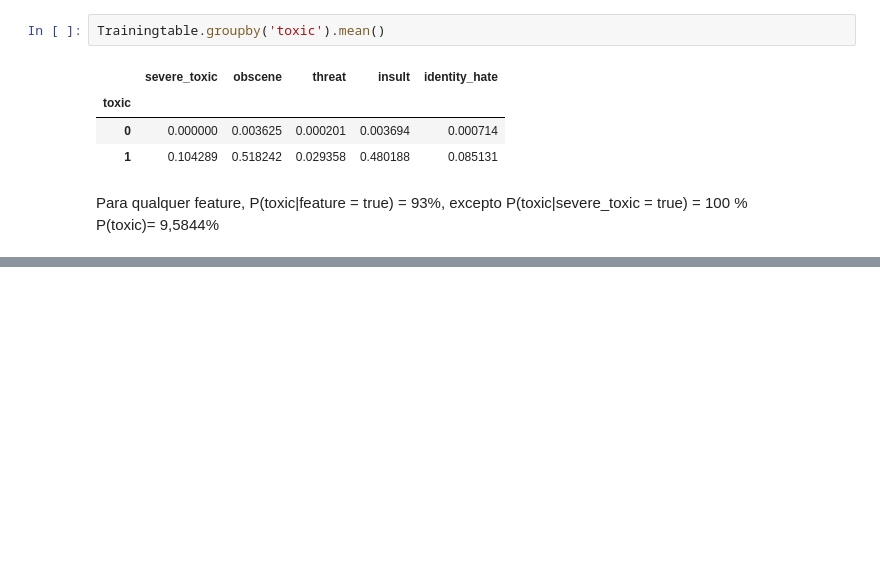
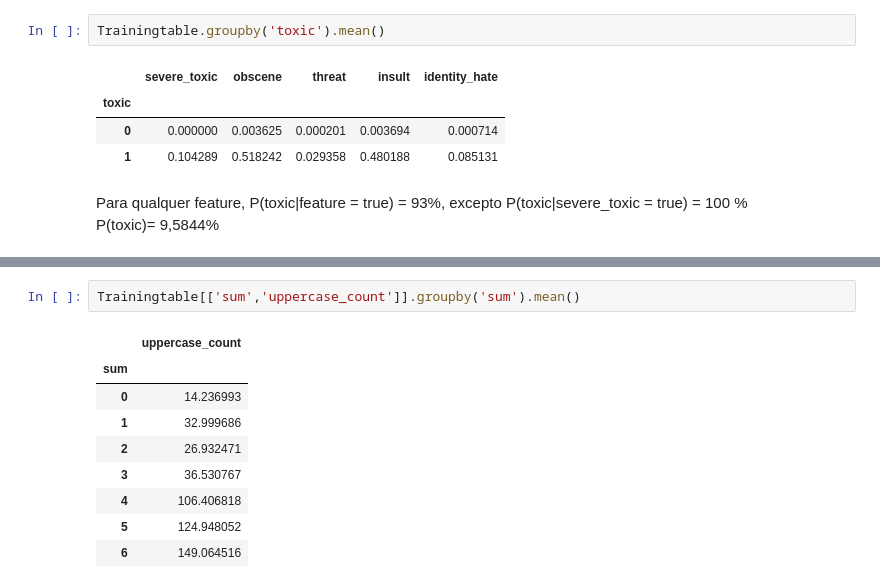
Before and after one commit to sgpjesus/NLP-Problem-Set-1, a Jupyter notebook: Toxic Comments.ipynb, the cells around one changed output, grey strips where cells are left out. Cells and saved outputs as stored; diff of their text form; blank space fills up the shorter version.

```diff
--- a/Toxic Comments.ipynb
+++ b/Toxic Comments.ipynb
@@ -96,0 +225,12 @@ Trainingtable.groupby('toxic').mean()
+# %%
+Trainingtable[['sum','uppercase_count']].groupby('sum').mean()
+# %% [output]
+|  | uppercase_count |
+| sum |  |
+| 0 | 14.236993 |
+| 1 | 32.999686 |
+| 2 | 26.932471 |
+| 3 | 36.530767 |
+| 4 | 106.406818 |
+| 5 | 124.948052 |
+| 6 | 149.064516 |
```
Also changed, not shown: parts of 17 cells of this notebook.
